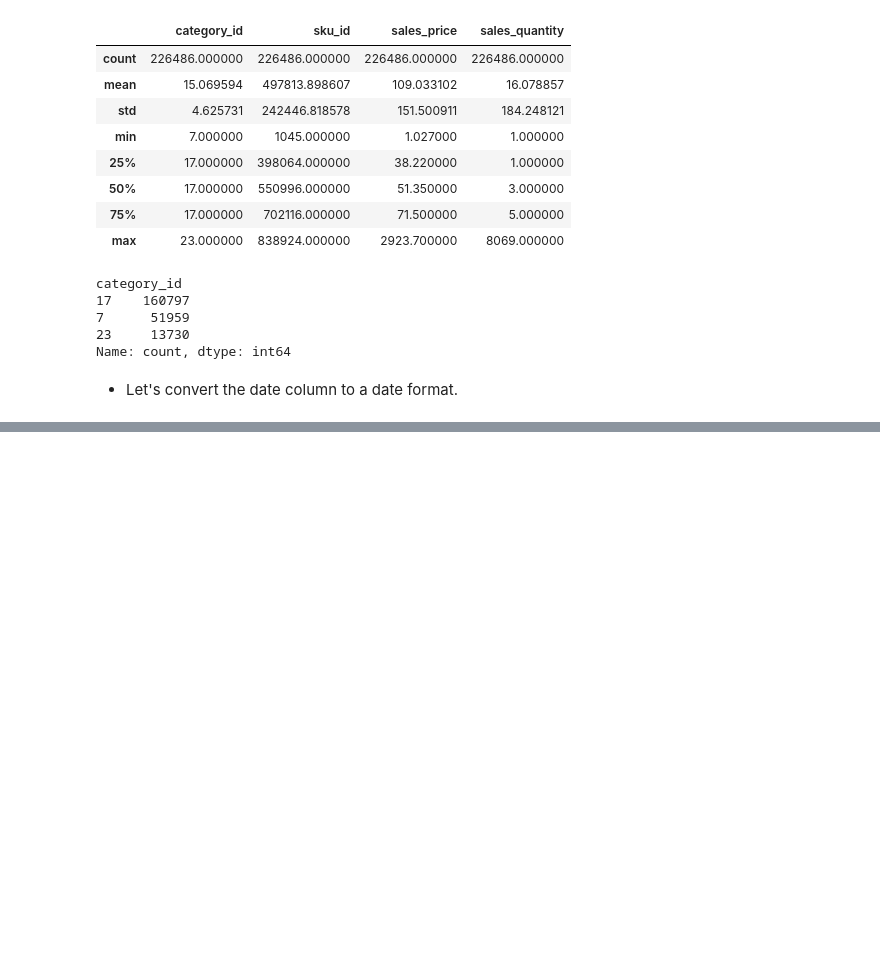
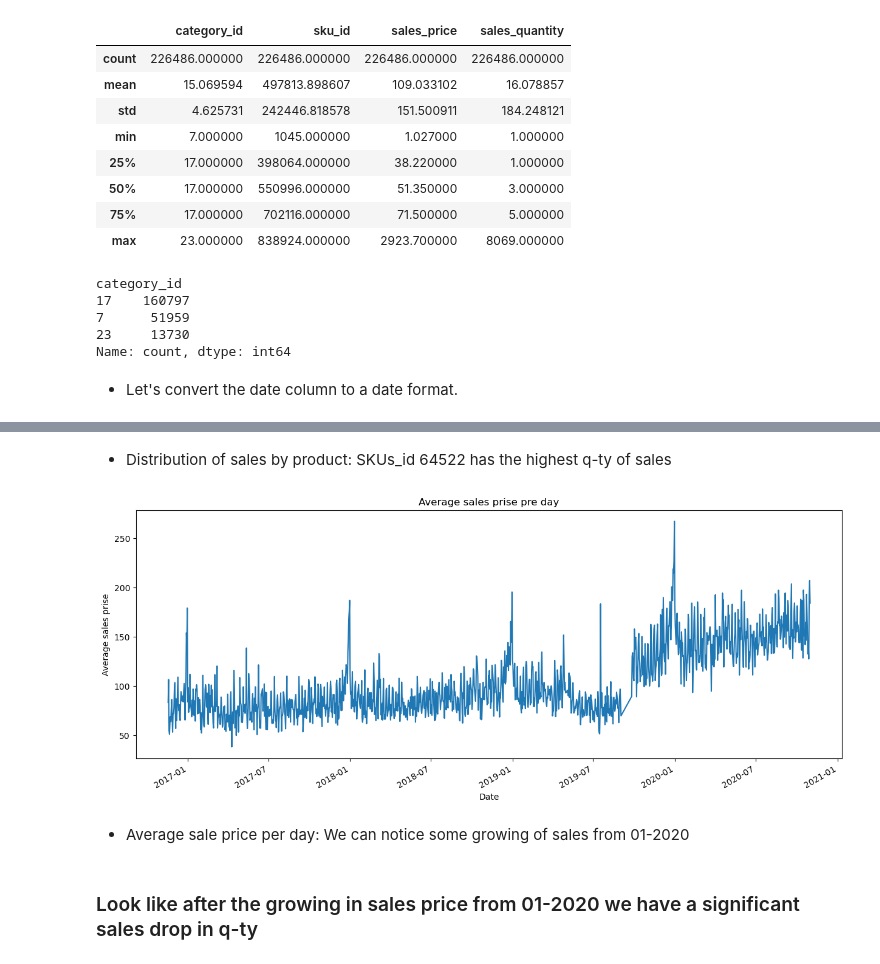
Before and after one commit to BorysZhyhalo/TemaBit-Fozzy-Group, a Jupyter notebook: main.ipynb, the cells around one changed output, grey strips where cells are left out. Drawn from its saved outputs; the diff is of its cells as text; code cells hidden in the pictures; blank space fills up the shorter version.

```diff
--- a/main.ipynb
+++ b/main.ipynb
@@ -104,0 +166,15 @@ df['date'] = pd.to_datetime(df['date'])
+# %% [markdown]
+* Distribution of sales by product: SKUs_id 64522 has the highest q-ty of sales
+# %%
+#Analysis of price median
+plt.figure(figsize=(15, 6))
+df.groupby('date')['sales_price'].mean().plot(title='Average sales prise pre day')
+plt.xlabel('Date')
+plt.ylabel('Average sales prise')
+plt.show()
+# %% [output]
+[figure, added]
+# %% [markdown]
+* Average sale price per day: We can notice some growing of sales from 01-2020
+# %% [markdown]
+### Look like after the growing in sales price from 01-2020 we have a significant sales drop in q-ty
```
Also changed, not shown: parts of 7 cells of this notebook, 2 other files.
